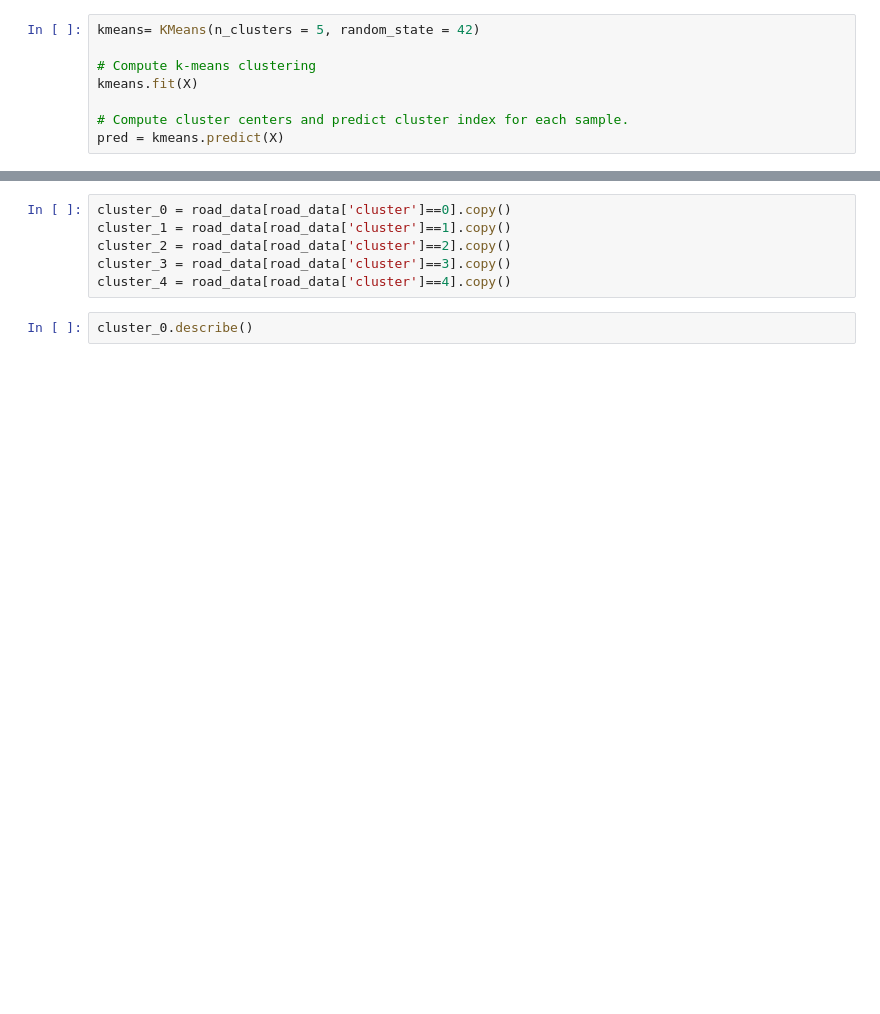
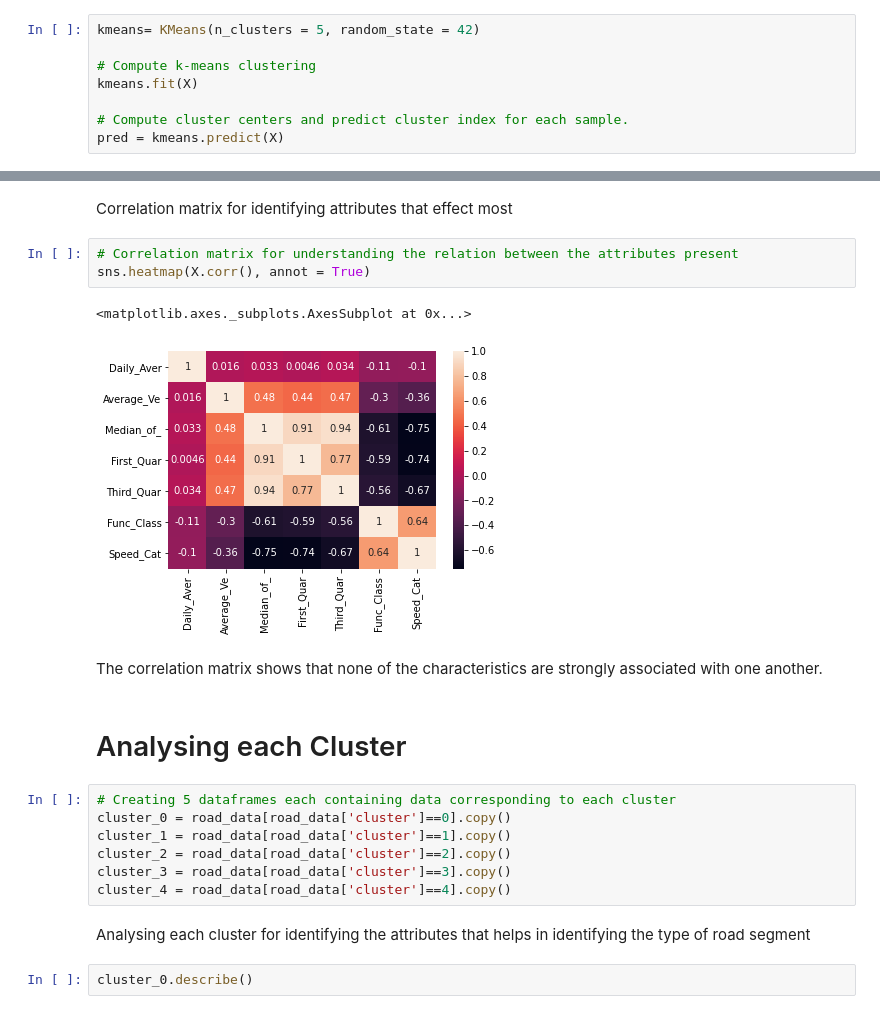
Before and after one commit to Pravallika-Myneni/WDL-stage-2, a Jupyter notebook: WDL_stage_2.ipynb, the cells around one changed output, grey strips where cells are left out. Cells and saved outputs as stored; diff of their text form; blank space fills up the shorter version.

```diff
--- a/WDL_stage_2.ipynb
+++ b/WDL_stage_2.ipynb
@@ -376,9 +392,24 @@ road_data.sample(5)
+# %% [markdown]
+Correlation matrix for identifying attributes that effect most
+# %%
+# Correlation matrix for understanding the relation between the attributes present
+sns.heatmap(X.corr(), annot = True)
+# %% [output]
+<matplotlib.axes._subplots.AxesSubplot at 0x...>
+[figure, added]
+# %% [markdown]
+The correlation matrix shows that none of the characteristics are strongly associated with one another.
+# %% [markdown]
+# Analysing each Cluster
 # %%
+# Creating 5 dataframes each containing data corresponding to each cluster
 cluster_0 = road_data[road_data['cluster']==0].copy()
 cluster_1 = road_data[road_data['cluster']==1].copy()
 cluster_2 = road_data[road_data['cluster']==2].copy()
 cluster_3 = road_data[road_data['cluster']==3].copy()
 cluster_4 = road_data[road_data['cluster']==4].copy()
+# %% [markdown]
+Analysing each cluster for identifying the attributes that helps in identifying the type of road segment
 # %%
 cluster_0.describe()
 # %% [output]
```
Also changed, not shown: parts of 87 cells of this notebook.
